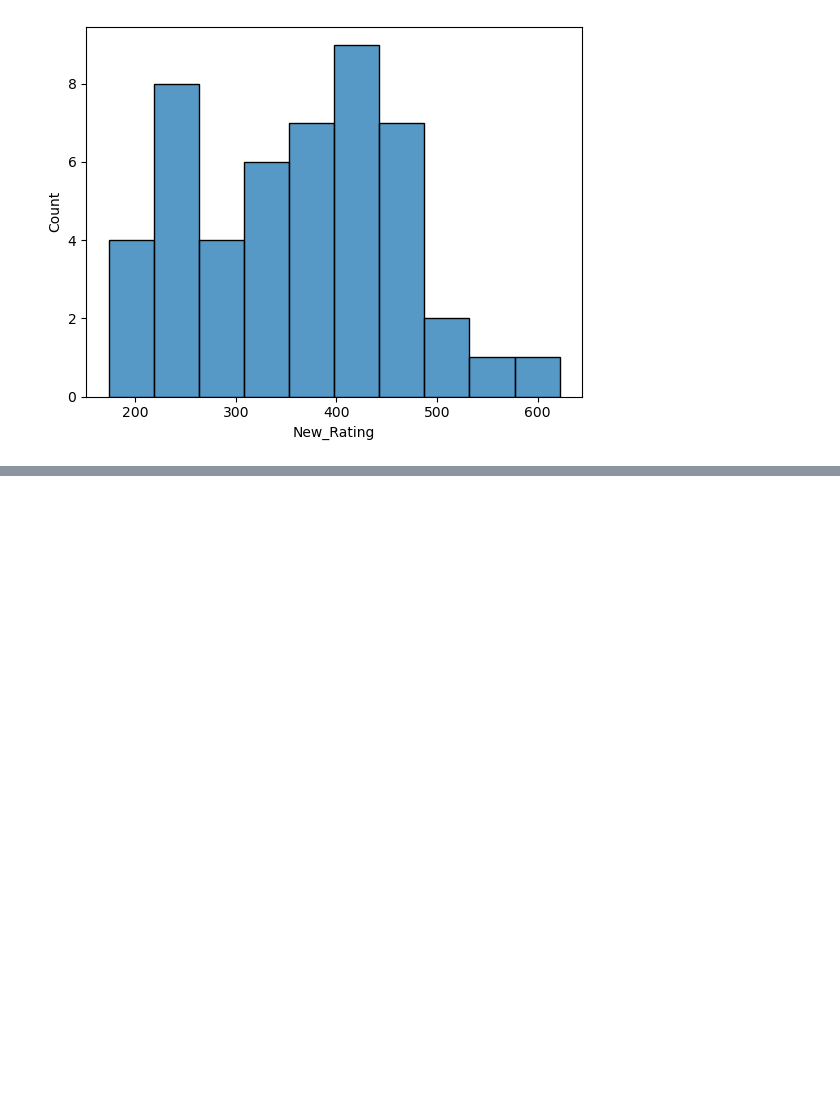
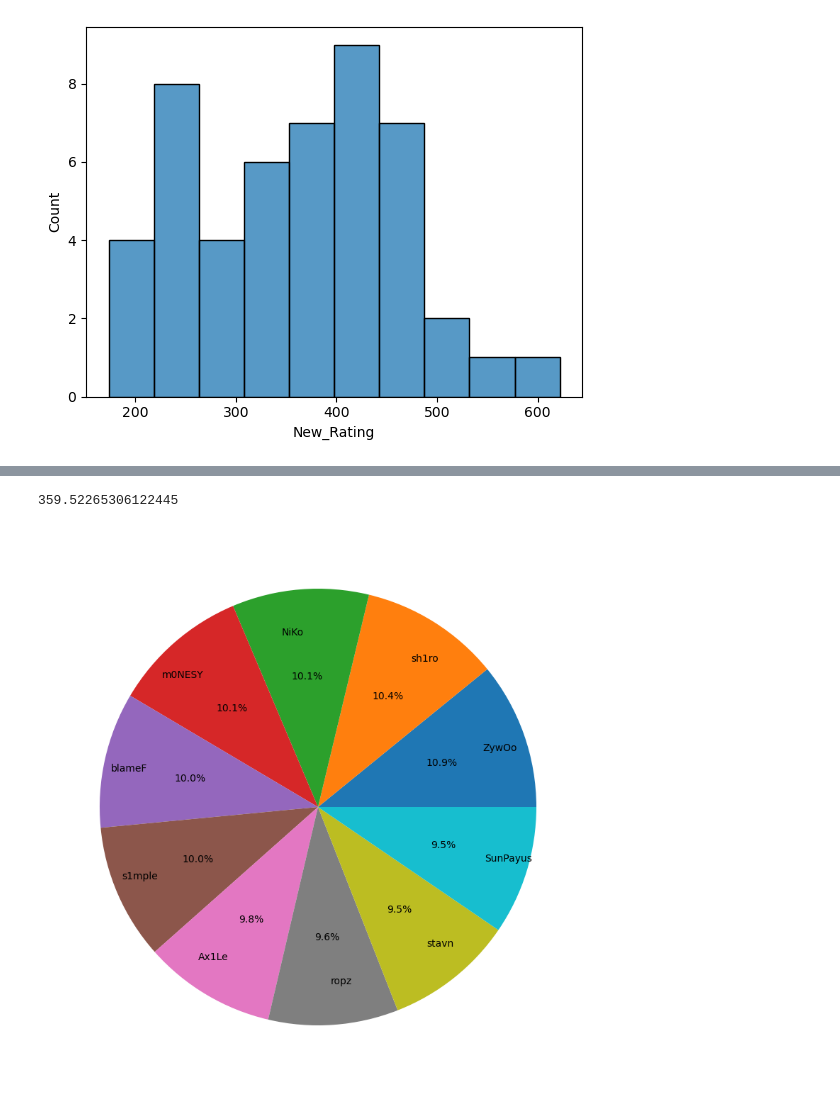
Before and after one commit to Yusuf5001/DA-with-Python, a Jupyter notebook: CS Top 50.ipynb, the cells around one changed output, grey strips where cells are left out. Saved outputs shown, nothing was run; the diff lists cells and outputs as text; code cells hidden in the pictures; blank space fills up the shorter version.

```diff
--- a/CS Top 50.ipynb
+++ b/CS Top 50.ipynb
@@ -178,0 +178,20 @@ plt.show()
+# %%
+df.New_Rating.mean()
+# %% [output]
+359.52265306122445
+# %%
+explode = (0, 0, 0.1, 0, 0, 0)
+
+fig1, ax1 = plt.subplots(figsize=(10,10))
+
+ax1.pie(x = df["Rating2.0"][:10],
+        labels=df.Player[:10],
+        labeldistance=0.8,
+        autopct='%.1f%%',
+
+#         shadow=True,
+        startangle=0,
+#         radius=1.5,
+       );
+# %% [output]
+[figure, added]
```
Also changed, not shown: parts of 2 cells of this notebook.
